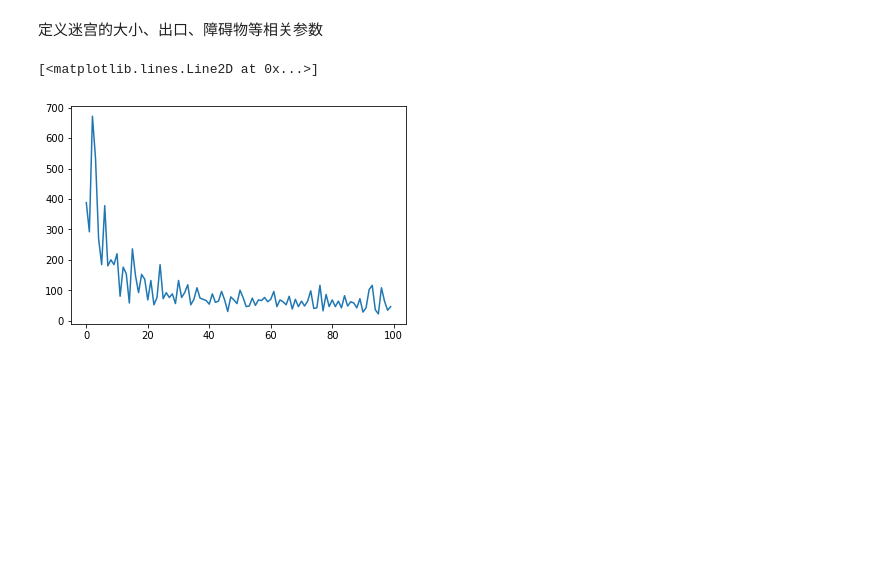
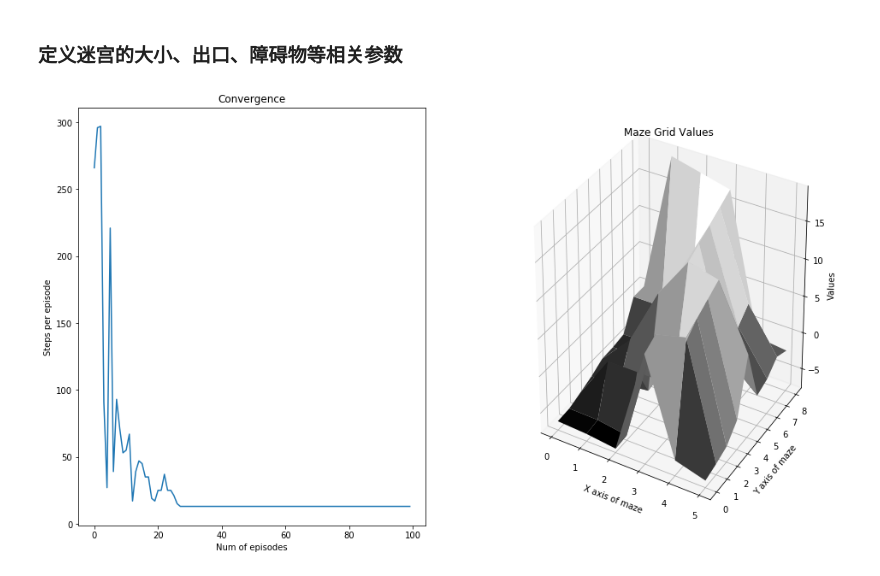
Before and after one commit to neo-pan/RL_notebook, a Jupyter notebook: RL_08.ipynb, the cells around one changed output. Drawn from its saved outputs; the diff is of its cells as text; code cells hidden in the pictures; blank space fills up the shorter version.

```diff
--- a/RL_08.ipynb
+++ b/RL_08.ipynb
@@ -142,37 +180,30 @@ def SARSA(MDP, episodes, policy, alpha = 0.4, gamma = 0.2):
 # %% [markdown]
-定义迷宫的大小、出口、障碍物等相关参数
+### 定义迷宫的大小、出口、障碍物等相关参数
 # %%
 # parameters
 Maze_Width = 9
 Maze_Height = 6
-Terminate_Positions = ([0, 8],)
-Barrier_Positions = ([1, 2], [2, 2], [3, 2],
-                    [0, 7], [1, 7], [2, 7],
-                    [4,5])
+Terminate_Positions = ([0, 8], )
+Barrier_Positions = ([1, 2], [2, 2], [3, 2], [0, 7], [1, 7], [2, 7], [4, 5])
 Start_Position = [3, 0]
 
 # initialize maze map
 normal_grid = Grid()
 barrier_grid = Grid(isPassable=False)
-terminate_grid = Grid(isTerminate=True)
-grid_type = np.dtype([
-    ('isPassable', 'b'),
-    ('isTerminate', 'b'),
-    ('reward', 'i1')
-])
-Map = np.zeros([Maze_Height, Maze_Width], dtype = grid_type)
+terminate_grid = Grid(isTerminate=True, reward=20)
+grid_type = np.dtype([('isPassable', 'b'), ('isTerminate', 'b'),
+                      ('reward', 'i1')])
+Map = np.zeros([Maze_Height, Maze_Width], dtype=grid_type)
 Map.fill(normal_grid.toTuple())
 for pos in Terminate_Positions:
     Map[pos[0], pos[1]] = terminate_grid.toTuple()
 for pos in Barrier_Positions:
-    Map[pos[0],pos[1]] = barrier_grid.toTuple()
+    Map[pos[0], pos[1]] = barrier_grid.toTuple()
 # %%
 #pdb.set_trace()
 maze = MDP_for_SimpleMaze(Map, Start_Position)
-result = SARSA(maze, 100, greedy_policy)
-x = np.arange(0, 100)
-y = np.asarray(result)
-plt.plot(x, y)
+convergence, Q = SARSA(maze, 100, alpha=0.5, gamma=1)
-# %% [output]
-[<matplotlib.lines.Line2D at 0x...>]
-[figure, removed]
+# %%
+plot_result(convergence, Q)
+# %% [output]
+[figure, added]
```
Also changed, not shown: parts of 8 cells of this notebook.
